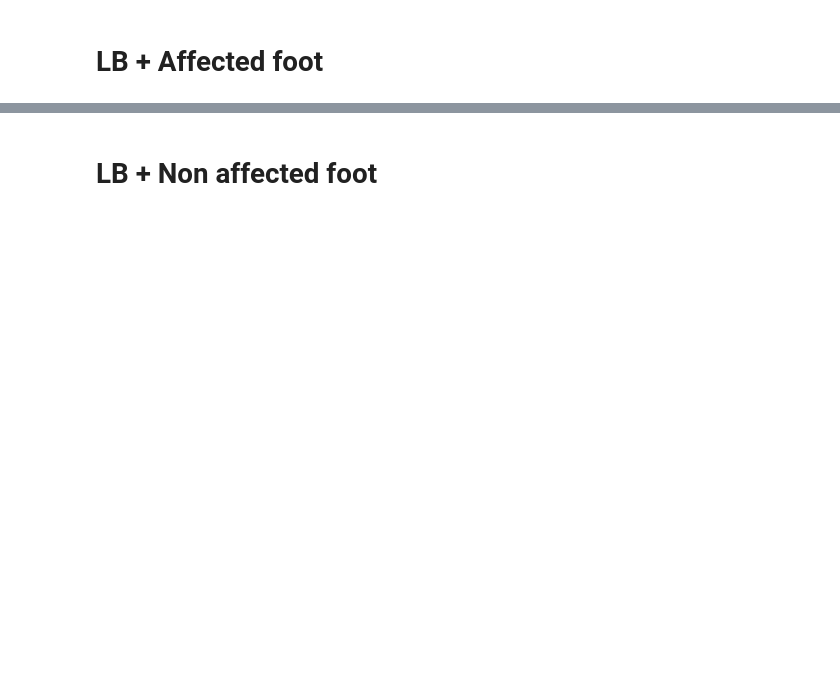
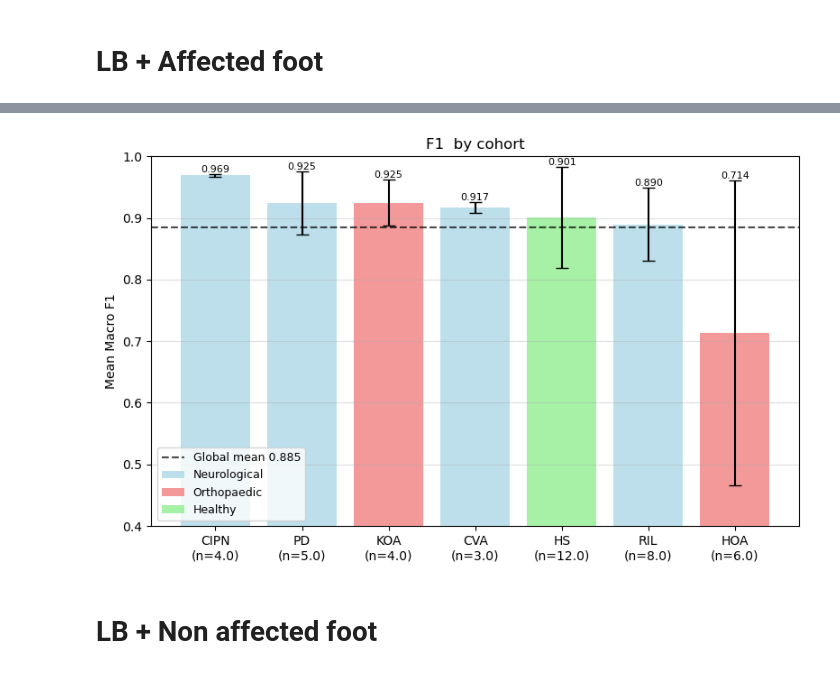
Before and after one commit to EnekoIsturitzSesma/GAIT-Analysis, a Jupyter notebook: notebooks/sensor_test.ipynb, the cells around one changed output, grey strips where cells are left out. Saved outputs shown, nothing was run; the diff lists cells and outputs as text; code cells hidden in the pictures; blank space fills up the shorter version.

```diff
--- a/notebooks/sensor_test.ipynb
+++ b/notebooks/sensor_test.ipynb
@@ -93,3 +167,13 @@ print(f"Test F1 score: {test_f1:.4f}")
+# %%
+diseases = []
+for subj in df_val_f1['subject']:
+  diseases.append(subj.split("_")[0])
+
+df_val_f1['Disease'] = diseases
+
+stats = plot_f1_by_cohort(df_val_f1, title="F1  by cohort")
+# %% [output]
+[figure, added]
 # %% [markdown]
 # LB + Non affected foot
 # %%
```
Also changed, not shown: parts of 23 cells of this notebook, 1 other file.
